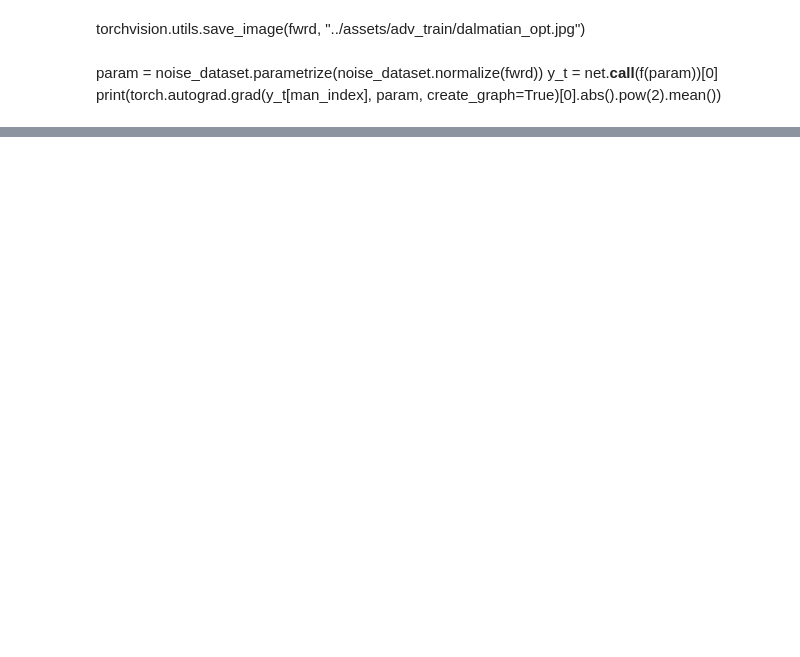
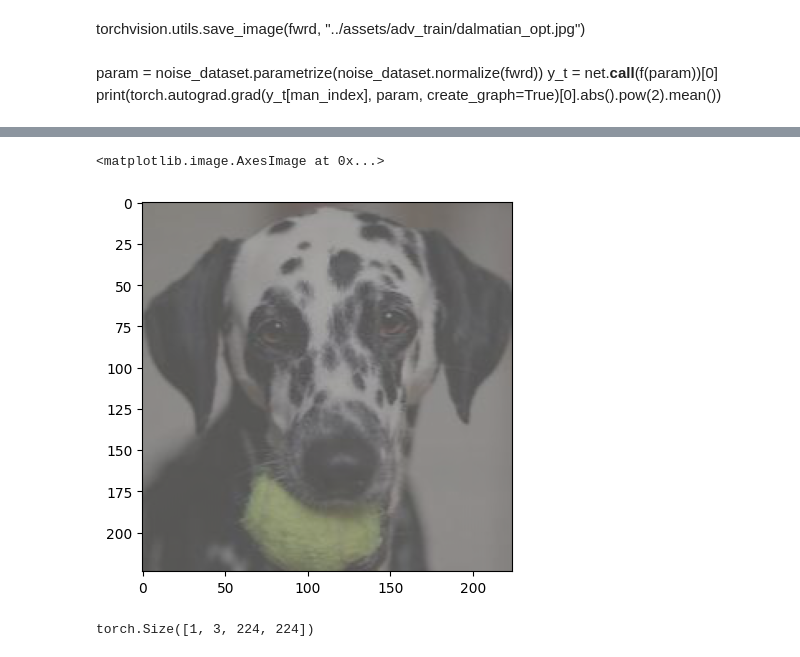
Before and after one commit to dilyabareeva/grad_slingshot, a Jupyter notebook: notebooks/image_creation.ipynb, the cells around one changed output, grey strips where cells are left out. Cells and saved outputs as stored; diff of their text form; code cells hidden in the pictures; blank space fills up the shorter version.

```diff
--- a/notebooks/image_creation.ipynb
+++ b/notebooks/image_creation.ipynb
@@ -187,6 +192,3 @@ print(
-# %%
-fwrd = fwrd + 1e-6
-plt.imshow(fwrd[0].permute(1, 2, 0).detach().cpu().numpy())
 # %% [markdown]
 torchvision.utils.save_image(fwrd, "../assets/adv_train/dalmatian_opt.jpg")
 # %% [markdown]
@@ -195,0 +216,10 @@ print(torch.autograd.grad(y_t[man_index], param, create_graph=True)[0].abs().pow
+# %%
+lin_comb = 0.7 * fwrd + 0.3 * img
+plt.imshow(lin_comb[0].permute(1, 2, 0).detach().cpu().numpy())
+# %% [output]
+<matplotlib.image.AxesImage at 0x...>
+[figure, added]
+# %%
+img.shape
+# %% [output]
+torch.Size([1, 3, 224, 224])
```
Also changed, not shown: parts of 19 cells of this notebook, 12 other files.
